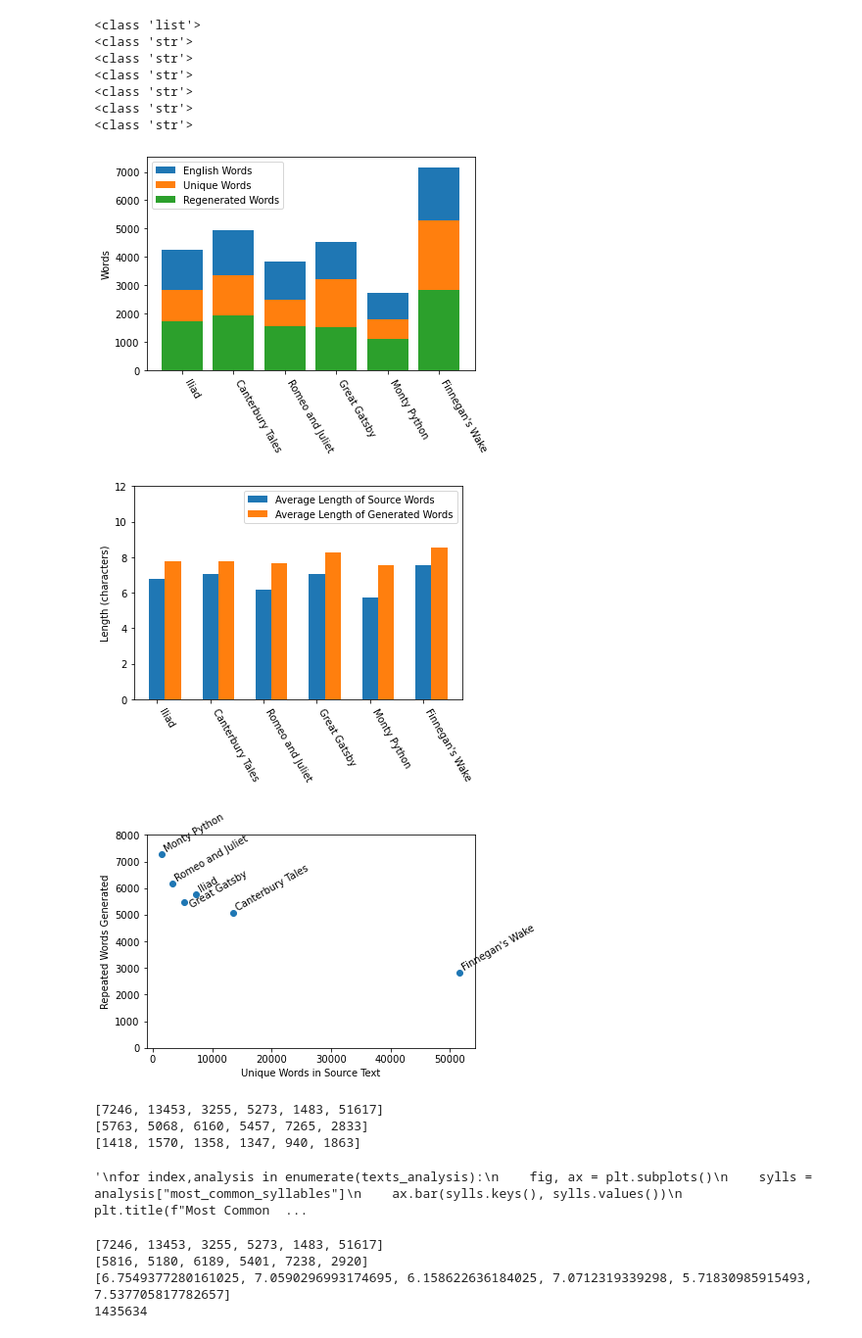
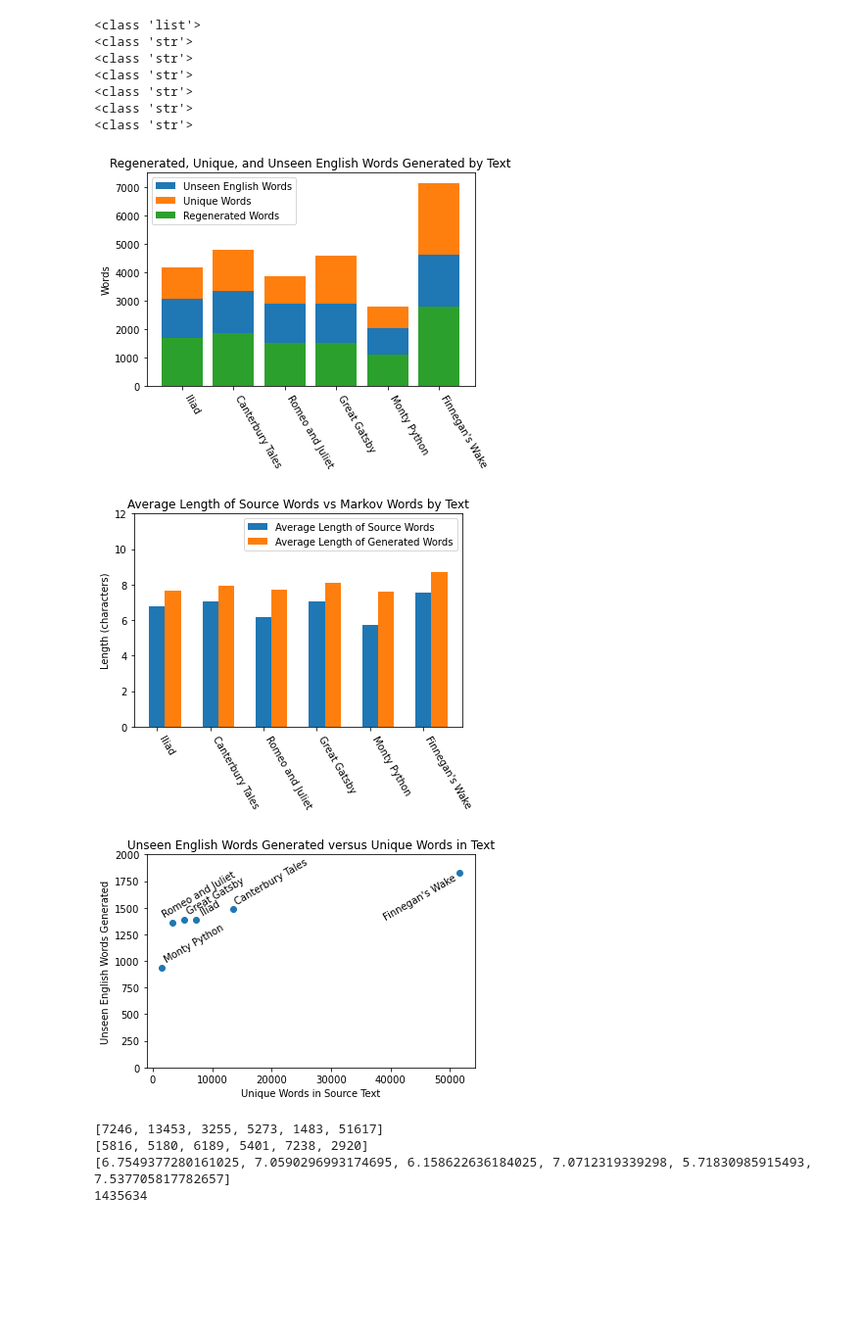
Before and after one commit to benmor20/SoftDesS21MarkovSyllables, a Jupyter notebook: look_at_this_graph.ipynb, the cells around one changed output. Shown: that part at 98% size. Drawn from its saved outputs; the diff is of its cells as text; code cells hidden in the pictures; blank space fills up the shorter version.

Commit message:
Graph updates

```diff
--- a/look_at_this_graph.ipynb
+++ b/look_at_this_graph.ipynb
@@ -42,7 +42,7 @@ num_tokens = num_nonzero_tokens(titles)
 # %%
 unique = []
 regen = []
-ur_sum = []
+re_sum = []
 english = []
 ure_sum = []
 repeats = []
@@ -53,85 +53,53 @@ for index in range(len(corpora)):
     unique.append(analysis["unique_count"])
     regen.append(analysis["regenerated_count"])
     english.append(analysis["english_count"])
-    ur_sum.append(unique[-1] + regen[-1])
-    ure_sum.append(ur_sum[-1] + english[-1])
+    re_sum.append(regen[-1] + english[-1])
+    ure_sum.append(re_sum[-1] + unique[-1])
     repeats.append(max_words - ure_sum[-1])
     word_len.append(analysis["average_word_length"])
     markov_len.append(analysis["average_unique_markov_word_length"])
 
 fig, ax = plt.subplots()
-ax.bar(titles, english, label="English Words", bottom=ur_sum)
-ax.bar(titles, unique, label="Unique Words", bottom=regen)
+ax.bar(titles, english, label="Unseen English Words", bottom=regen)
+ax.bar(titles, unique, label="Unique Words", bottom=re_sum)
 ax.bar(titles, regen, label="Regenerated Words")
 ax.set_ylabel("Words")
 for tick in ax.get_xticklabels():
     tick.set_rotation(-60)
     tick.set_horizontalalignment("left")
 ax.legend()
+plt.title("Regenerated, Unique, and Unseen English Words Generated by Text")
 plt.show()
 
 fig, ax = plt.subplots()
 width = 0.3
 indexes = np.arange(len(corpora))
 ax.bar(titles, word_len, width, label="Average Length of Source Words")
 ax.bar(indexes+width, markov_len, width, label="Average Length of Generated Words")
 ax.set_ylabel("Length (characters)")
 ax.set_ylim([0, 12])
 for tick in ax.get_xticklabels():
     tick.set_rotation(-60)
     tick.set_horizontalalignment("left")
 ax.legend()
+plt.title("Average Length of Source Words vs Markov Words by Text")
 plt.show()
 
 fig, ax = plt.subplots()
-ax.scatter(num_tokens, repeats);
-x_offset = 200
-y_offset = 100
+ax.scatter(num_tokens, english);
+x_offset = [500, 100, -2000, 100, 100, -13000]
+y_offset = [50, 50, 50, 50, 50, -450]
 for index,book in enumerate(titles):
-    if book == "Great Gatsby":
-        x_offset = 600
-        y_offset = -200
-    plt.text(num_tokens[index] + x_offset, repeats[index] + y_offset, book, rotation=30)
-    if book == "Great Gatsby":
-        x_offset = 200
-        y_offset = 100
+    plt.text(num_tokens[index] + x_offset[index], english[index] + y_offset[index], book, rotation=30)
 ax.set_xlabel("Unique Words in Source Text");
-ax.set_ylabel("Repeated Words Generated");
-ax.set_ylim([0,8000])
+ax.set_ylabel("Unseen English Words Generated");
+ax.set_ylim([0,2000])
+plt.title("Unseen English Words Generated versus Unique Words in Text")
 plt.show()
-
-print(num_tokens)
-print(repeats)
-print(english)
-
-"""
-for index,analysis in enumerate(texts_analysis):
-    fig, ax = plt.subplots()
-    sylls = analysis["most_common_syllables"]
-    ax.bar(sylls.keys(), sylls.values())
-    plt.title(f"Most Common Syllables in {titles[index]}")
-    for tick in ax.get_xticklabels():
-        tick.set_rotation(-60)
-        tick.set_horizontalalignment("left")
-    plt.show()
-
-    fig, ax = plt.subplots()
-    sylls = analysis["most_common_novel_markov_words"]
-    ax.bar(sylls.keys(), sylls.values())
-    plt.title(f"Most Common Syllables in Markov Generation from {titles[index]}")
-    for tick in ax.get_xticklabels():
-        tick.set_rotation(-60)
-        tick.set_horizontalalignment("left")
-    plt.show()
-"""
 # %% [output]
-[figure, old version]
+[figure, new version]
-[figure, old version]
+[figure, new version]
-[figure, old version]
+[figure, new version]
-[7246, 13453, 3255, 5273, 1483, 51617]
-[5763, 5068, 6160, 5457, 7265, 2833]
-[1418, 1570, 1358, 1347, 940, 1863]
-'\nfor index,analysis in enumerate(texts_analysis):\n    fig, ax = plt.subplots()\n    sylls = analysis["most_common_syllables"]\n    ax.bar(sylls.keys(), sylls.values())\n    plt.title(f"Most Common  ...
 # %%
 # %% [output]
 [7246, 13453, 3255, 5273, 1483, 51617]
```
